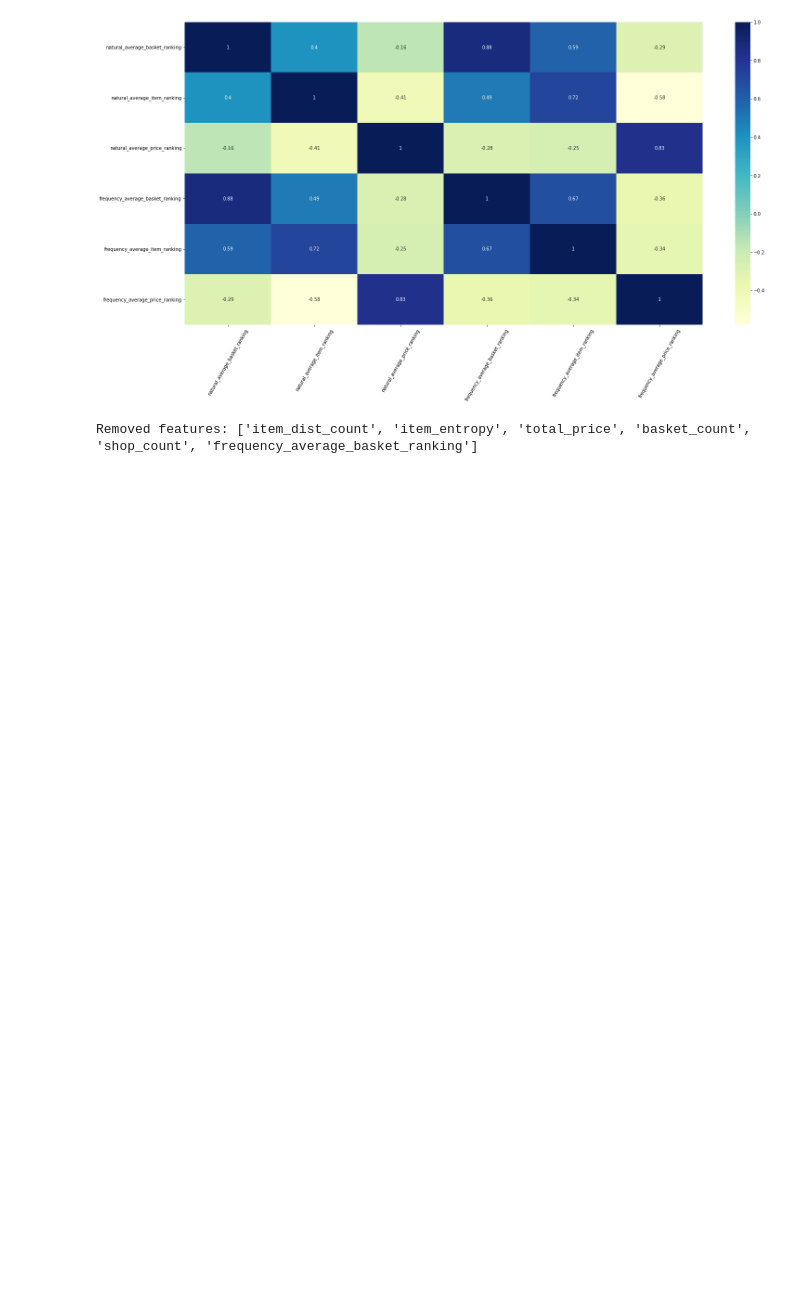
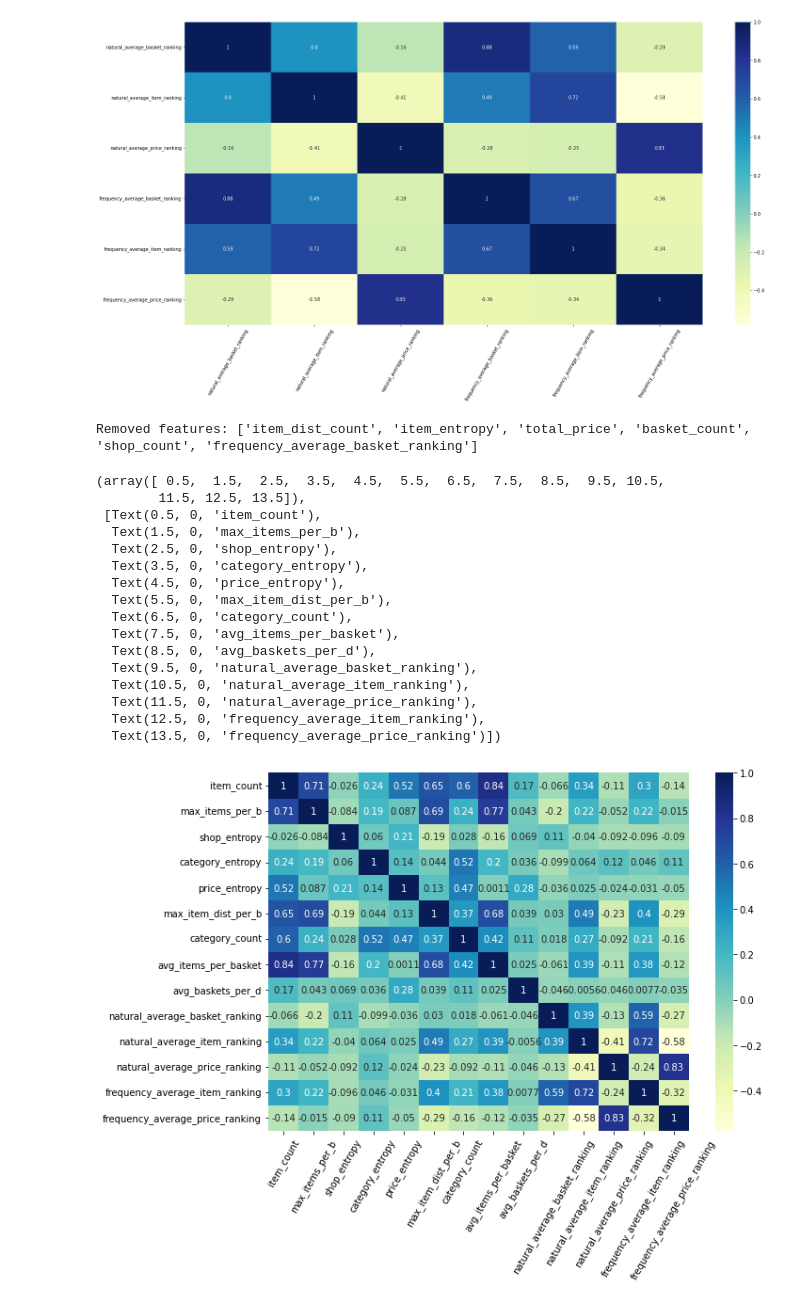
Before and after one commit to frankpietro/dm-project, a Jupyter notebook: selection.ipynb, the cells around one changed output. Drawn from its saved outputs; the diff is of its cells as text; code cells hidden in the pictures; blank space fills up the shorter version.

```diff
--- a/selection.ipynb
+++ b/selection.ipynb
@@ -374,6 +374,28 @@ pure_clustering_df = ranking_and_elimination(pure_u_df, pure_s_df)
 [figure]
 [figure]
 Removed features: ['item_dist_count', 'item_entropy', 'total_price', 'basket_count', 'shop_count', 'frequency_average_basket_ranking']
+# %%
+fig, axes = plt.subplots(1, 1, figsize=(10,7))
+sns.heatmap(pure_clustering_df.corr(), annot=True, cmap="YlGnBu", ax=axes)
+plt.xticks(rotation=60)
+# %% [output]
+(array([ 0.5,  1.5,  2.5,  3.5,  4.5,  5.5,  6.5,  7.5,  8.5,  9.5, 10.5,
+        11.5, 12.5, 13.5]),
+ [Text(0.5, 0, 'item_count'),
+  Text(1.5, 0, 'max_items_per_b'),
+  Text(2.5, 0, 'shop_entropy'),
+  Text(3.5, 0, 'category_entropy'),
+  Text(4.5, 0, 'price_entropy'),
+  Text(5.5, 0, 'max_item_dist_per_b'),
+  Text(6.5, 0, 'category_count'),
+  Text(7.5, 0, 'avg_items_per_basket'),
+  Text(8.5, 0, 'avg_baskets_per_d'),
+  Text(9.5, 0, 'natural_average_basket_ranking'),
+  Text(10.5, 0, 'natural_average_item_ranking'),
+  Text(11.5, 0, 'natural_average_price_ranking'),
+  Text(12.5, 0, 'frequency_average_item_ranking'),
+  Text(13.5, 0, 'frequency_average_price_ranking')])
+[figure, added]
 # %%
 with open(f'{PICKLE_FOLDER}clustering_df.pkl', 'wb') as f:
     pickle.dump(clustering_df, f)
```
Also changed, not shown: 1 other file.
